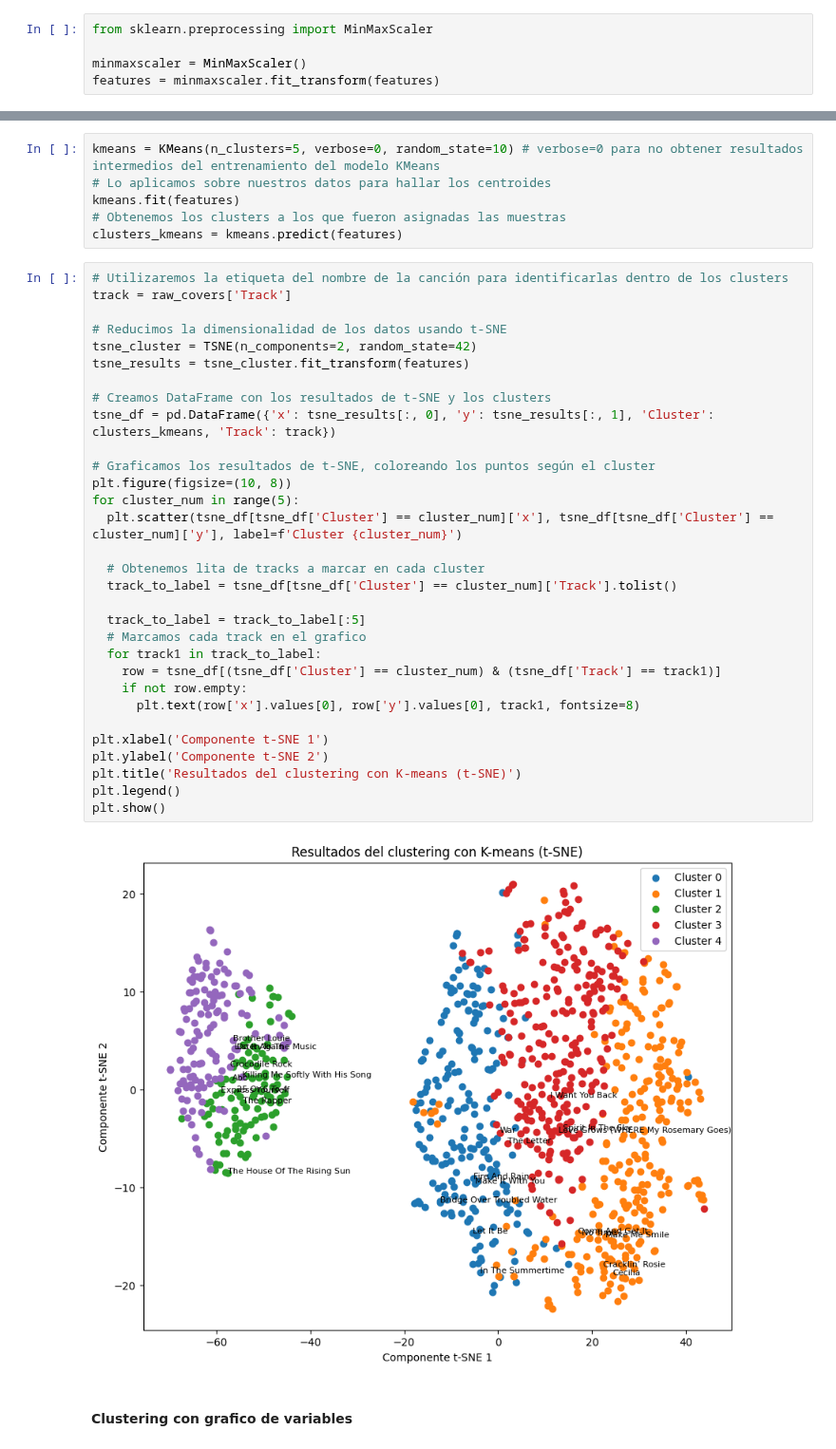
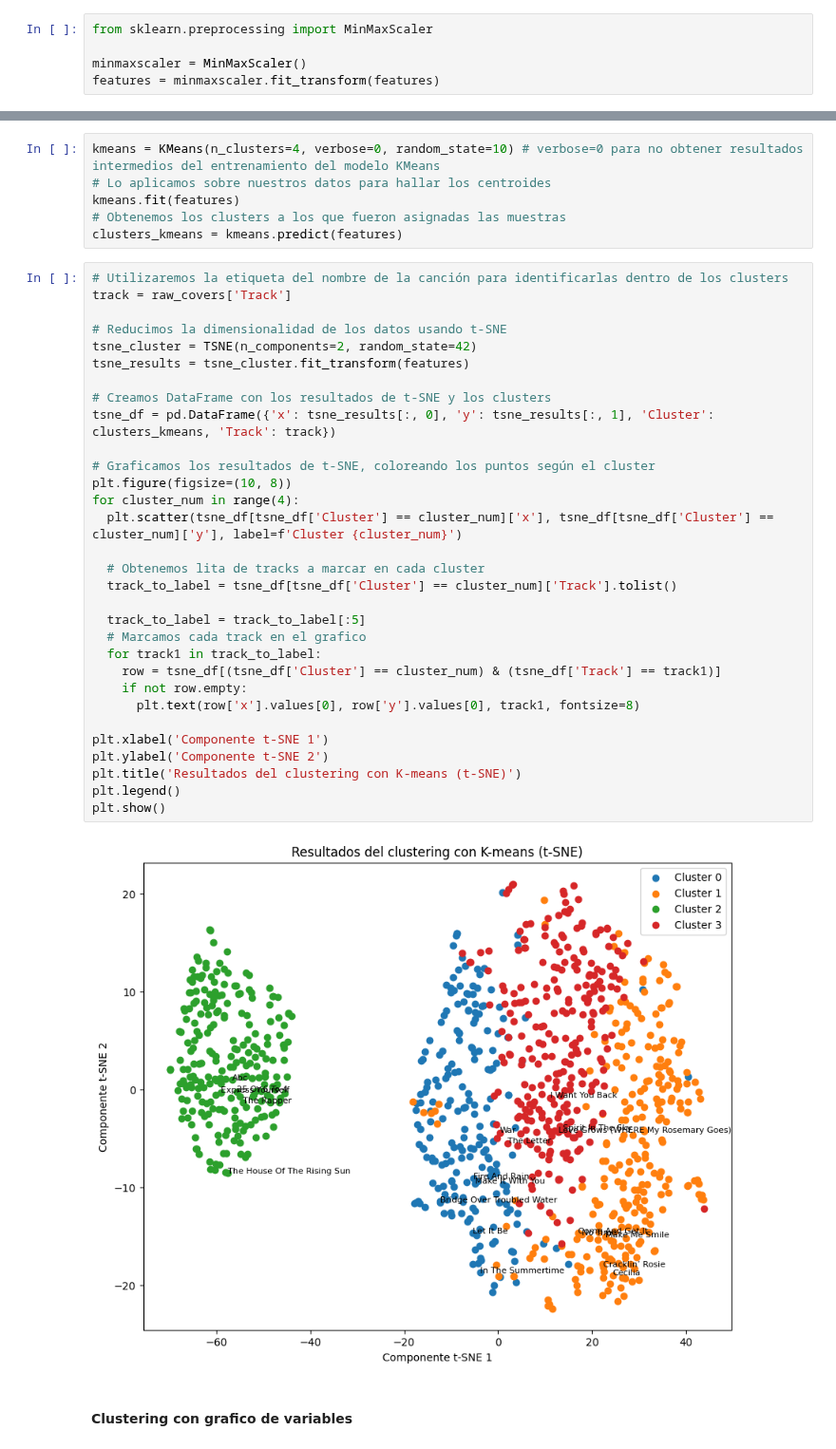
Before and after one commit to nachoperna/Fundamentos-de-la-Ciencia-de-Datos, a Jupyter notebook: TPE/tpe.ipynb, the cells around one changed output, grey strips where cells are left out. Shown at 95% size. Cells and saved outputs as stored; diff of their text form.

Commit message:
comparacion en graficos de variables de clustering / validacion de hipotesis 2 con test

```diff
--- a/TPE/tpe.ipynb
+++ b/TPE/tpe.ipynb
@@ -1180,5 +1282,5 @@ features = minmaxscaler.fit_transform(features)
 # %%
-kmeans = KMeans(n_clusters=5, verbose=0, random_state=10) # verbose=0 para no obtener resultados intermedios del entrenamiento del modelo KMeans
+kmeans = KMeans(n_clusters=4, verbose=0, random_state=10) # verbose=0 para no obtener resultados intermedios del entrenamiento del modelo KMeans
 # Lo aplicamos sobre nuestros datos para hallar los centroides
 kmeans.fit(features)
 # Obtenemos los clusters a los que fueron asignadas las muestras
@@ -1187,35 +1289,35 @@ clusters_kmeans = kmeans.predict(features)
 # Utilizaremos la etiqueta del nombre de la canción para identificarlas dentro de los clusters
 track = raw_covers['Track']
 
 # Reducimos la dimensionalidad de los datos usando t-SNE
 tsne_cluster = TSNE(n_components=2, random_state=42)
 tsne_results = tsne_cluster.fit_transform(features)
 
 # Creamos DataFrame con los resultados de t-SNE y los clusters
 tsne_df = pd.DataFrame({'x': tsne_results[:, 0], 'y': tsne_results[:, 1], 'Cluster': clusters_kmeans, 'Track': track})
 
 # Graficamos los resultados de t-SNE, coloreando los puntos según el cluster
 plt.figure(figsize=(10, 8))
-for cluster_num in range(5):
+for cluster_num in range(4):
   plt.scatter(tsne_df[tsne_df['Cluster'] == cluster_num]['x'], tsne_df[tsne_df['Cluster'] == cluster_num]['y'], label=f'Cluster {cluster_num}')
 
   # Obtenemos lita de tracks a marcar en cada cluster
   track_to_label = tsne_df[tsne_df['Cluster'] == cluster_num]['Track'].tolist()
 
   track_to_label = track_to_label[:5]
   # Marcamos cada track en el grafico
   for track1 in track_to_label:
     row = tsne_df[(tsne_df['Cluster'] == cluster_num) & (tsne_df['Track'] == track1)]
     if not row.empty:
       plt.text(row['x'].values[0], row['y'].values[0], track1, fontsize=8)
 
 plt.xlabel('Componente t-SNE 1')
 plt.ylabel('Componente t-SNE 2')
 plt.title('Resultados del clustering con K-means (t-SNE)')
 plt.legend()
 plt.show()
 # %% [output]
-[figure, old version]
+[figure, new version]
 # %% [markdown]
 #### Clustering con grafico de variables
 # %%
```
Also changed, not shown: parts of 33 cells of this notebook.
